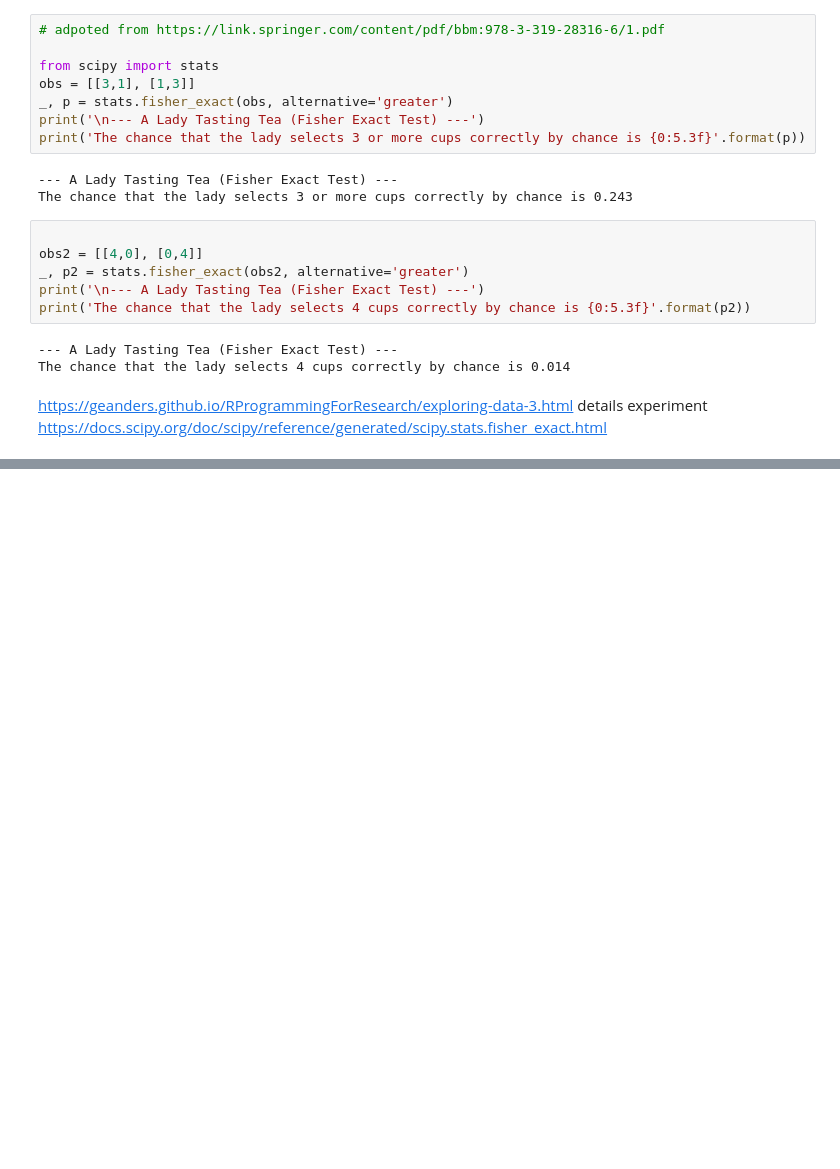
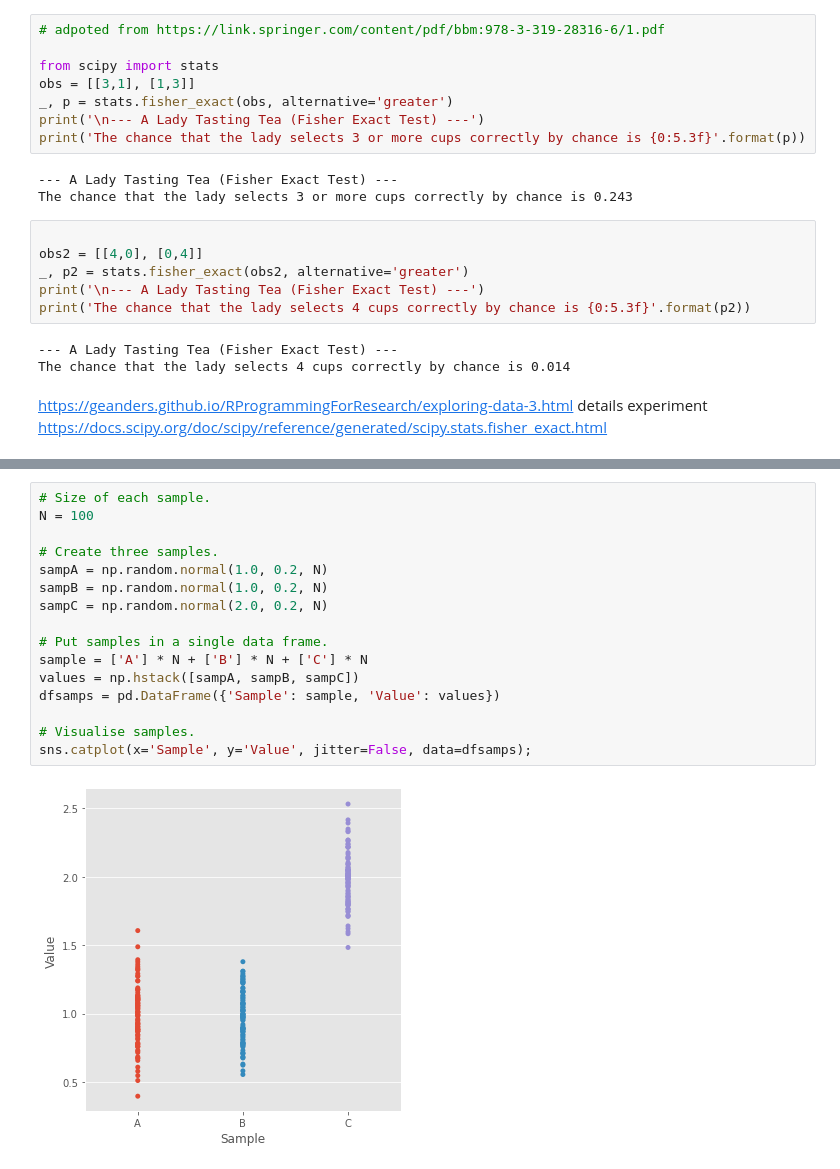
Before and after one commit to fionnmccarthy/ml-and-stats-assessment, a Jupyter notebook: Practical/01-statistics-exercises.ipynb, the cells around one changed output, grey strips where cells are left out. Cells and saved outputs as stored; diff of their text form; blank space fills up the shorter version.

```diff
--- a/Practical/01-statistics-exercises.ipynb
+++ b/Practical/01-statistics-exercises.ipynb
@@ -92,0 +440,18 @@ https://docs.scipy.org/doc/scipy/reference/generated/scipy.stats.fisher_exact.ht
+# %%
+# Size of each sample.
+N = 100
+
+# Create three samples.
+sampA = np.random.normal(1.0, 0.2, N)
+sampB = np.random.normal(1.0, 0.2, N)
+sampC = np.random.normal(2.0, 0.2, N)
+
+# Put samples in a single data frame.
+sample = ['A'] * N + ['B'] * N + ['C'] * N
+values = np.hstack([sampA, sampB, sampC])
+dfsamps = pd.DataFrame({'Sample': sample, 'Value': values})
+
+# Visualise samples.
+sns.catplot(x='Sample', y='Value', jitter=False, data=dfsamps);
+# %% [output]
+[figure, added]
```
Also changed, not shown: parts of 46 cells of this notebook.
